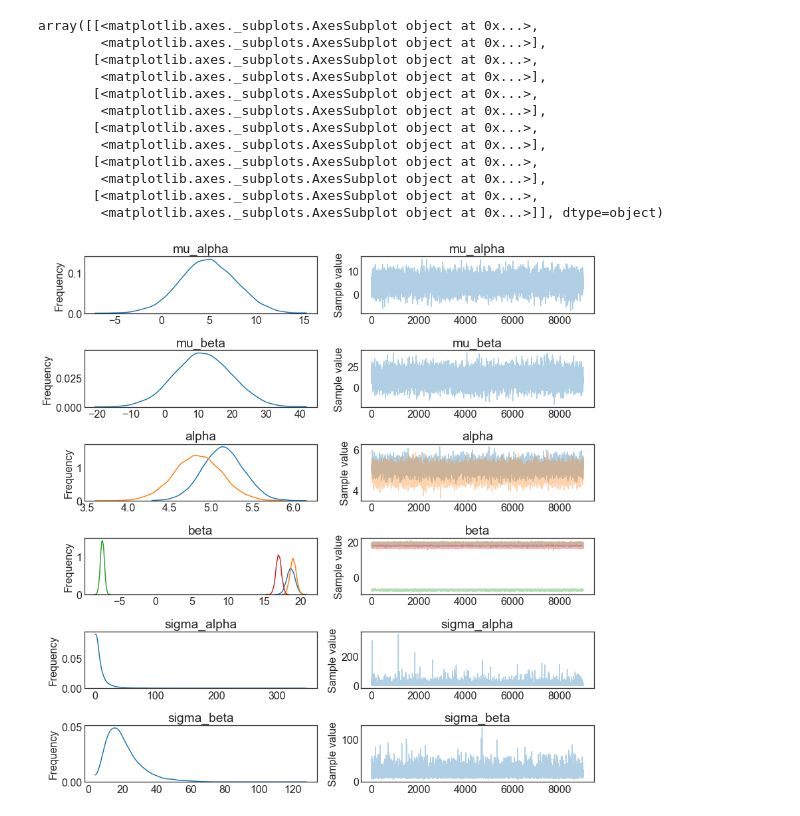
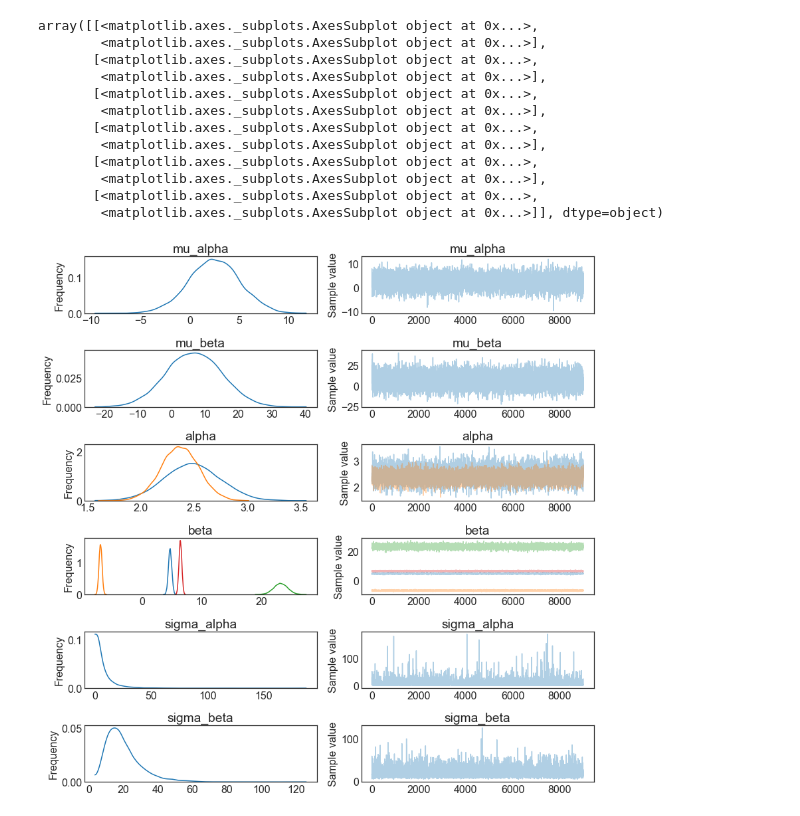
Before and after one commit to parsing-science/pymc3_models, a Jupyter notebook: notebooks/HierarchicalLogisticRegression.ipynb, the cells around one changed output. Drawn from its saved outputs; the diff is of its cells as text; code cells hidden in the pictures.

```diff
--- a/notebooks/HierarchicalLogisticRegression.ipynb
+++ b/notebooks/HierarchicalLogisticRegression.ipynb
@@ -100,19 +101,19 @@ array([[ 19.03657309,  -7.47583001],
 # %%
-traceplot(HLM1.advi_trace[1000:])
+traceplot(HLM1.trace[1000:])
 # %% [output]
 array([[<matplotlib.axes._subplots.AxesSubplot object at 0x...>,
         <matplotlib.axes._subplots.AxesSubplot object at 0x...>],
        [<matplotlib.axes._subplots.AxesSubplot object at 0x...>,
         <matplotlib.axes._subplots.AxesSubplot object at 0x...>],
        [<matplotlib.axes._subplots.AxesSubplot object at 0x...>,
         <matplotlib.axes._subplots.AxesSubplot object at 0x...>],
        [<matplotlib.axes._subplots.AxesSubplot object at 0x...>,
         <matplotlib.axes._subplots.AxesSubplot object at 0x...>],
        [<matplotlib.axes._subplots.AxesSubplot object at 0x...>,
         <matplotlib.axes._subplots.AxesSubplot object at 0x...>],
        [<matplotlib.axes._subplots.AxesSubplot object at 0x...>,
         <matplotlib.axes._subplots.AxesSubplot object at 0x...>]], dtype=object)
-[figure, old version]
+[figure, new version]
 # %%
 #probs = HLM1.predict_proba(X, cats)
 # %%
```
Also changed, not shown: parts of 19 cells of this notebook, 6 other files.
